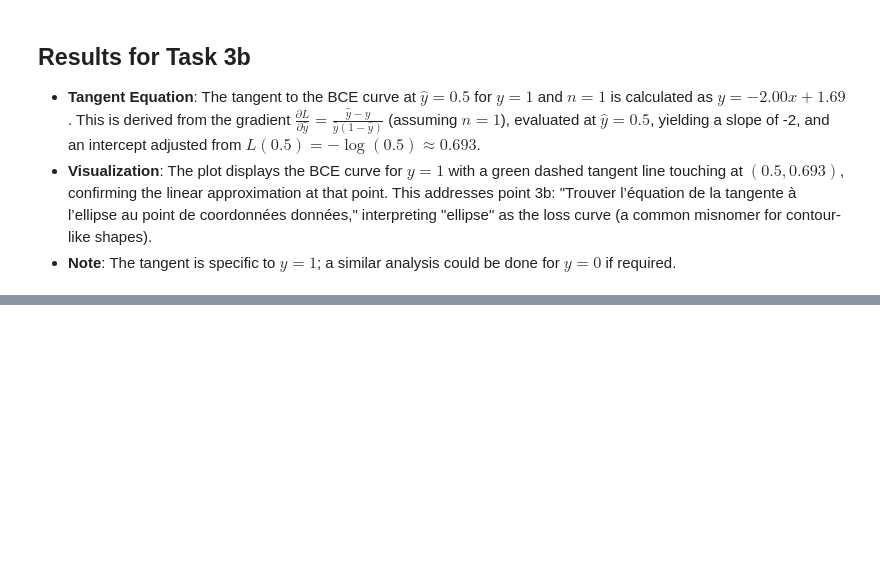
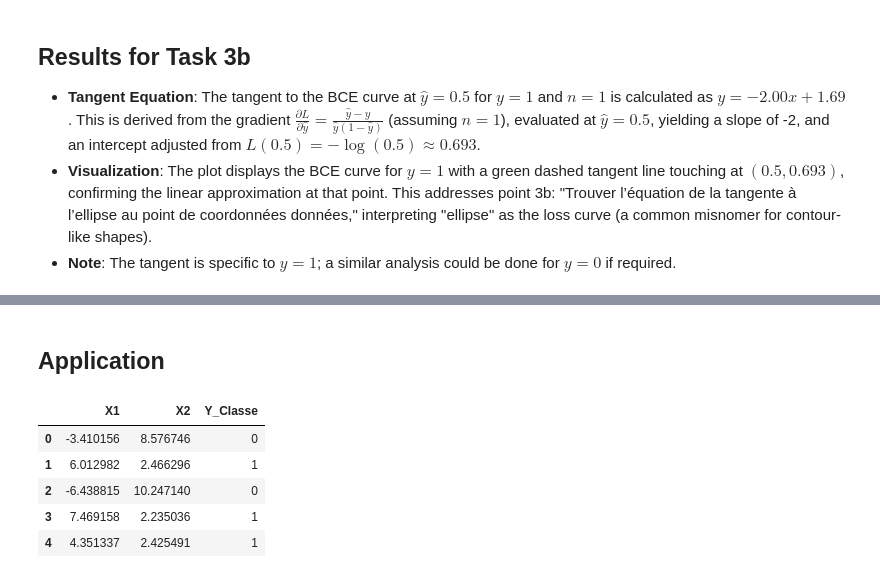
Before and after one commit to MKKT-4127-Optimisation-TPE/TPE_Calcul-symbolique, a Jupyter notebook: TPE-Fonction_erreur-SYMBOLIQUE.ipynb, the cells around one changed output, grey strips where cells are left out. Saved outputs shown, nothing was run; the diff lists cells and outputs as text; code cells hidden in the pictures; blank space fills up the shorter version.

```diff
--- a/TPE-Fonction_erreur-SYMBOLIQUE.ipynb
+++ b/TPE-Fonction_erreur-SYMBOLIQUE.ipynb
@@ -782,0 +878,17 @@ Tangent equation at y_hat = 0.5: y = -2.00x + 1.69
+# %% [markdown]
+## Application
+# %%
+import pandas as pd
+import matplotlib.pyplot as plt
+import numpy as np
+#Lecture des données
+df = pd.read_csv("data/classification_data.csv")
+
+df.head()
+# %% [output]
+|  | X1 | X2 | Y_Classe |
+| 0 | -3.410156 | 8.576746 | 0 |
+| 1 | 6.012982 | 2.466296 | 1 |
+| 2 | -6.438815 | 10.247140 | 0 |
+| 3 | 7.469158 | 2.235036 | 1 |
+| 4 | 4.351337 | 2.425491 | 1 |
```
Also changed, not shown: parts of 16 cells of this notebook.
